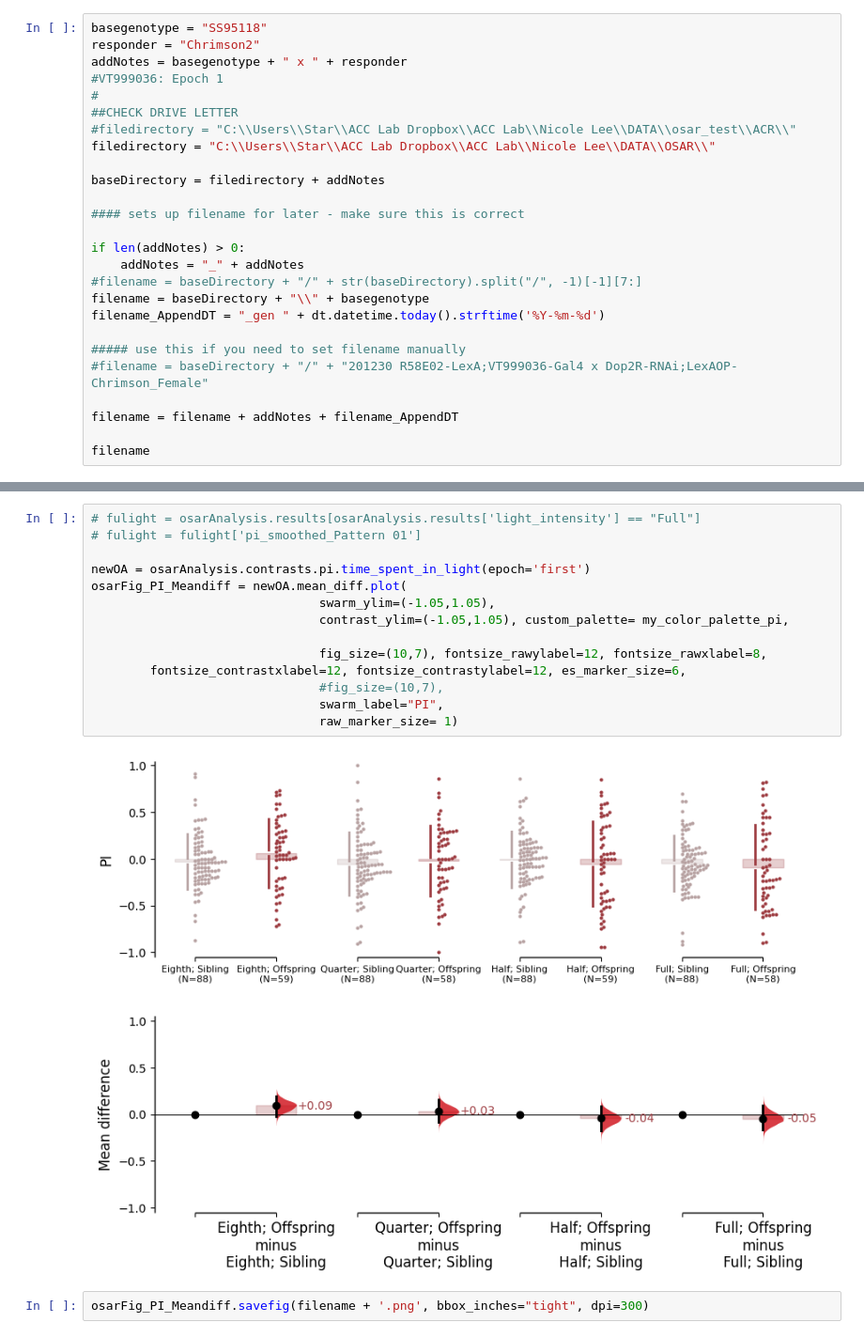
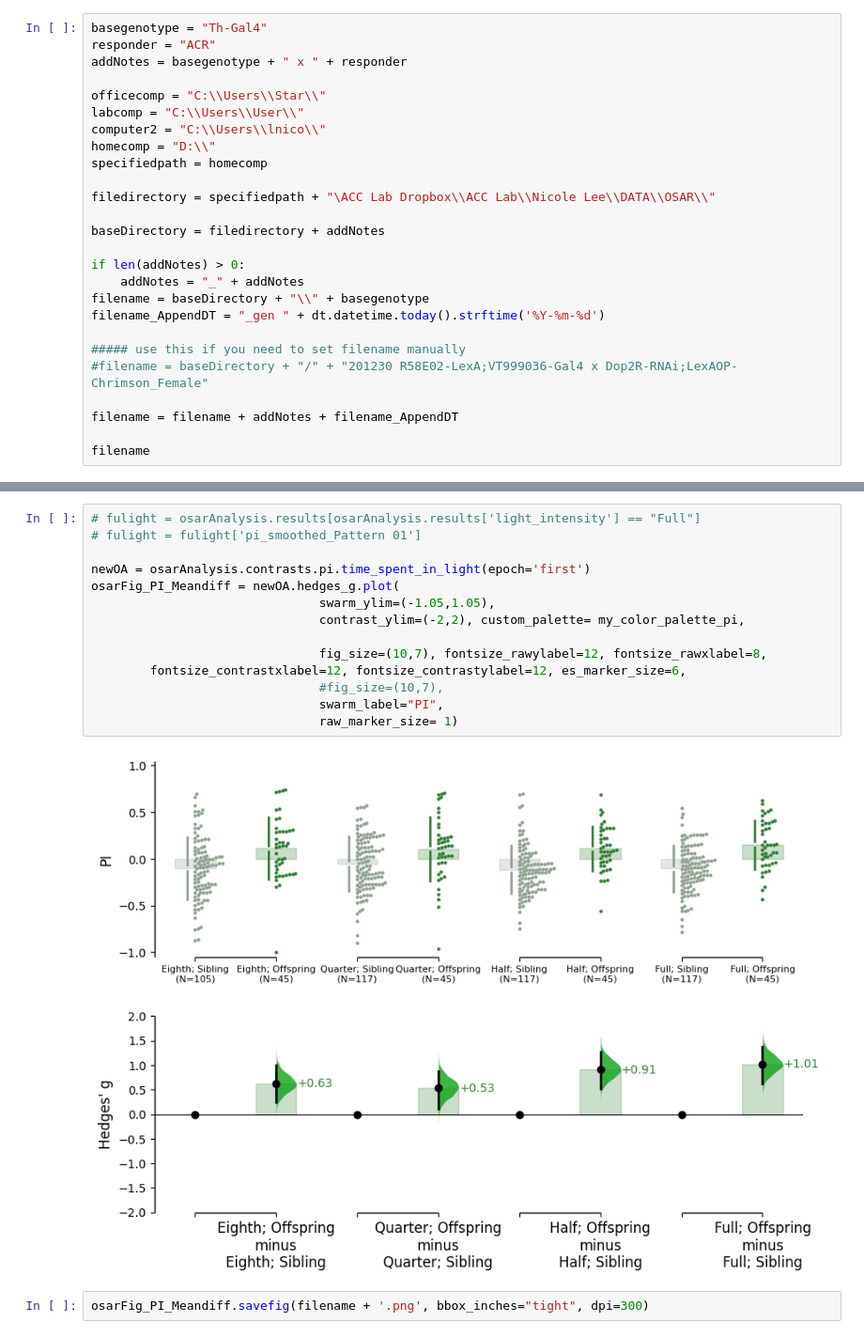
Before and after one commit to lnicole08/OSAR-Nicole-version, a Jupyter notebook: Speedtest-Finalised.ipynb, the cells around one changed output, grey strips where cells are left out. Shown at 94% size. Saved outputs shown, nothing was run; the diff lists cells and outputs as text.

```diff
--- a/Speedtest-Finalised.ipynb
+++ b/Speedtest-Finalised.ipynb
@@ -25,20 +23,20 @@ print(osar.__version__)
 # %%
-basegenotype = "SS95118"
-responder = "Chrimson2"
+basegenotype = "Th-Gal4"
+responder = "ACR"
 addNotes = basegenotype + " x " + responder
-#VT999036: Epoch 1
-#
-##CHECK DRIVE LETTER
-#filedirectory = "C:\\Users\\Star\\ACC Lab Dropbox\\ACC Lab\\Nicole Lee\\DATA\\osar_test\\ACR\\"
-filedirectory = "C:\\Users\\Star\\ACC Lab Dropbox\\ACC Lab\\Nicole Lee\\DATA\\OSAR\\"
+
+officecomp = "C:\\Users\\Star\\"
+labcomp = "C:\\Users\\User\\"
+computer2 = "C:\\Users\\lnico\\"
+homecomp = "D:\\"
+specifiedpath = homecomp
+
+filedirectory = specifiedpath + "\ACC Lab Dropbox\\ACC Lab\\Nicole Lee\\DATA\\OSAR\\"
 
 baseDirectory = filedirectory + addNotes
 
-#### sets up filename for later - make sure this is correct
-
 if len(addNotes) > 0:
     addNotes = "_" + addNotes
-#filename = baseDirectory + "/" + str(baseDirectory).split("/", -1)[-1][7:]
 filename = baseDirectory + "\\" + basegenotype
 filename_AppendDT = "_gen " + dt.datetime.today().strftime('%Y-%m-%d')
 
@@ -105,19 +103,19 @@ my_color_palette_sr = {"Eighth; Sibling" : sibling_sr_color,
 # %%
 # fulight = osarAnalysis.results[osarAnalysis.results['light_intensity'] == "Full"]
 # fulight = fulight['pi_smoothed_Pattern 01']
 
 newOA = osarAnalysis.contrasts.pi.time_spent_in_light(epoch='first')
-osarFig_PI_Meandiff = newOA.mean_diff.plot(
+osarFig_PI_Meandiff = newOA.hedges_g.plot(
                                swarm_ylim=(-1.05,1.05),
-                               contrast_ylim=(-1.05,1.05), custom_palette= my_color_palette_pi,
+                               contrast_ylim=(-2,2), custom_palette= my_color_palette_pi,
 
                                fig_size=(10,7), fontsize_rawylabel=12, fontsize_rawxlabel=8,
         fontsize_contrastxlabel=12, fontsize_contrastylabel=12, es_marker_size=6,
                                #fig_size=(10,7),
                                swarm_label="PI",
                                raw_marker_size= 1)
 # %% [output]
-[figure, old version]
+[figure, new version]
 # %%
 osarFig_PI_Meandiff.savefig(filename + '.png', bbox_inches="tight", dpi=300)
 # %%
```
Also changed, not shown: parts of 7 cells of this notebook, 1 other file.
